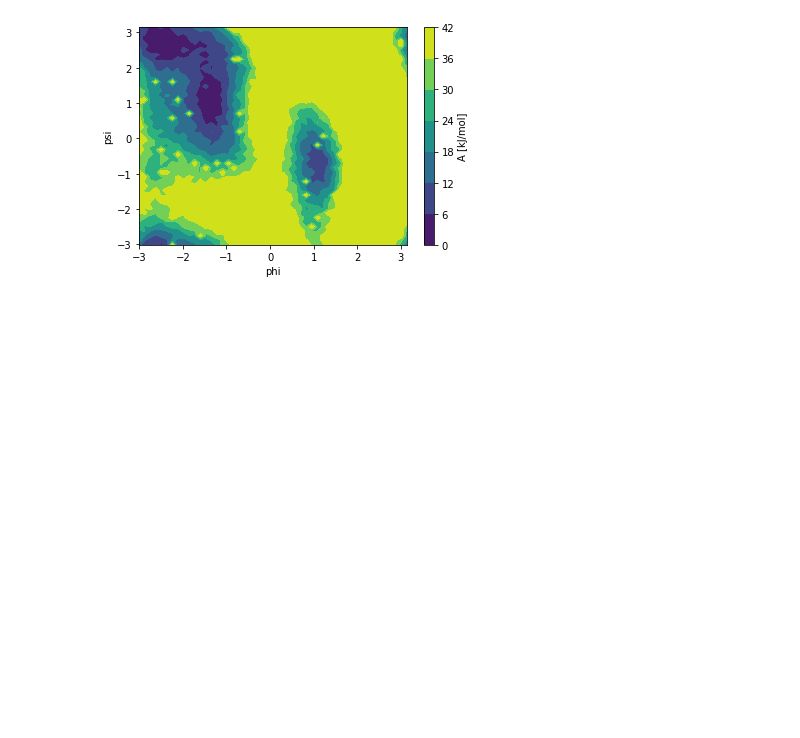
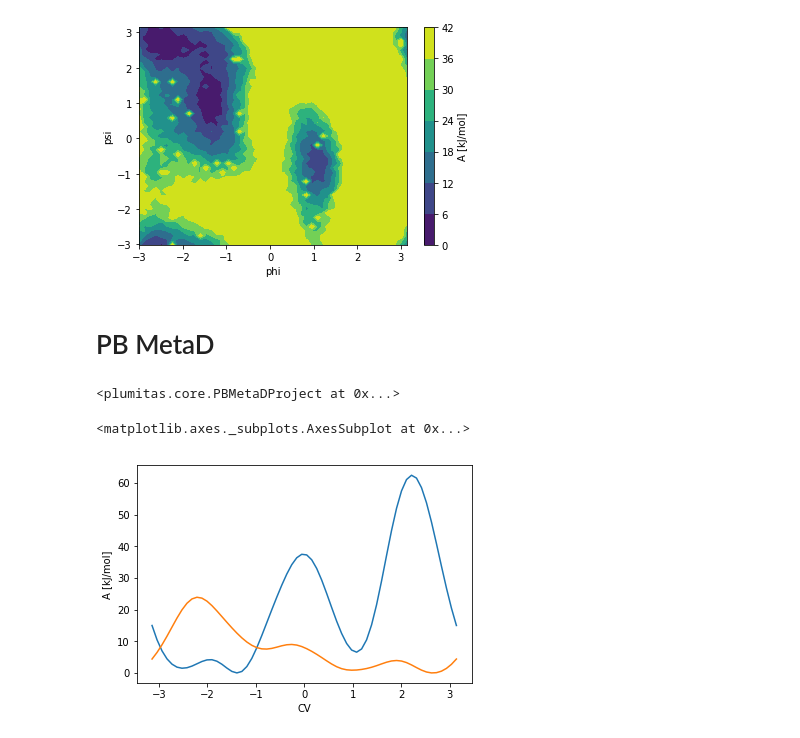
Before and after one commit to anotherjoshsmith/plumitas_examples, a Jupyter notebook: simplify_analysis.ipynb, the cells around one changed output. Saved outputs shown, nothing was run; the diff lists cells and outputs as text; code cells hidden in the pictures; blank space fills up the shorter version.

Commit message:
add pbmetad code

```diff
--- a/simplify_analysis.ipynb
+++ b/simplify_analysis.ipynb
@@ -138,3 +138,5 @@ metad.free_energy_surface('phi', 'psi', weight='weight')
 # %% [output]
 <matplotlib.axes._subplots.AxesSubplot at 0x...>
 [figure]
+# %% [markdown]
+# PB MetaD
@@ -140,0 +149,11 @@ metad.free_energy_surface('phi', 'psi', weight='weight')
+# %%
+pbmetad_colvar = 'data/pbmetad/COLVAR'
+pbmetad_hills = 'data/pbmetad/HILLS'
+pbmetad_plumed = 'data/pbmetad/plumed.dat'
+
+pbmetad = plm.load_project(pbmetad_colvar, pbmetad_hills,
+                           method='pbmetad', bias_type='pbmetad',
+                           input_file=pbmetad_plumed)
+pbmetad
+# %% [output]
+<plumitas.core.PBMetaDProject at 0x...>
@@ -140,0 +164,5 @@ metad.free_energy_surface('phi', 'psi', weight='weight')
+# %%
+pbmetad.potential_of_mean_force(['phi', 'psi'])
+# %% [output]
+<matplotlib.axes._subplots.AxesSubplot at 0x...>
+[figure, added]
```
Also changed, not shown: parts of 4 cells of this notebook.
